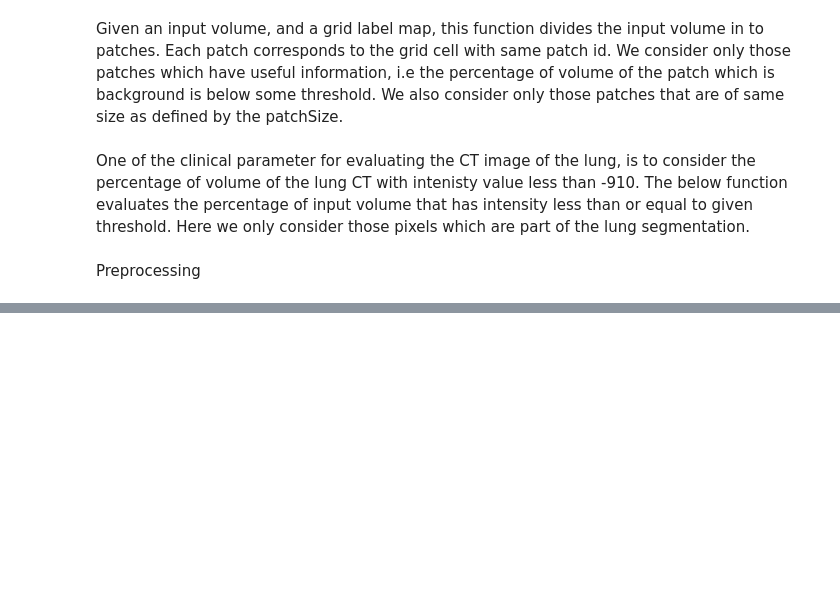
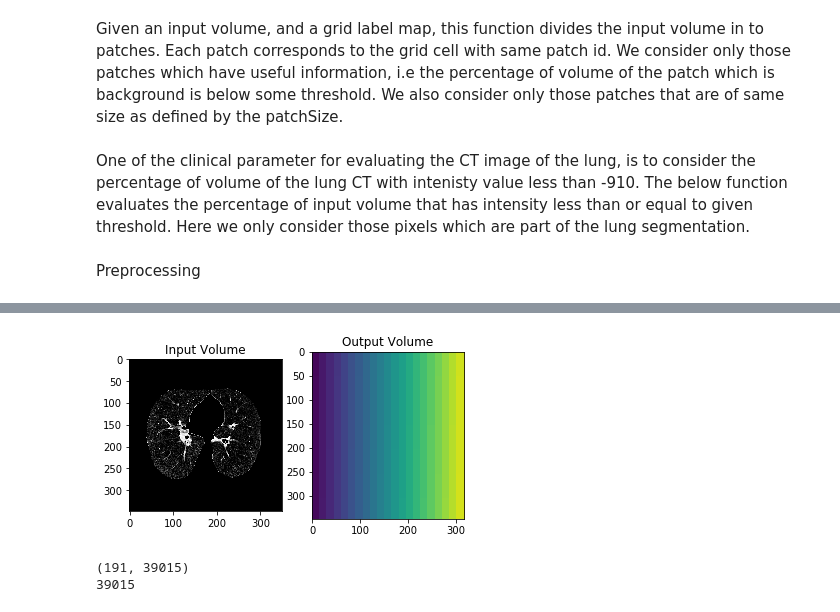
Before and after one commit to sumedhasingla/BatmanLab, a Jupyter notebook: Kaggle Challenge/PreprocessingPipeline.ipynb, the cells around one changed output, grey strips where cells are left out. Cells and saved outputs as stored; diff of their text form; code cells hidden in the pictures; blank space fills up the shorter version.

```diff
--- a/Kaggle Challenge/PreprocessingPipeline.ipynb
+++ b/Kaggle Challenge/PreprocessingPipeline.ipynb
@@ -108,6 +191,7 @@ def gridSegmentation(fileRoot, inputVolumeName, xSize=31, ySize=31, zOffset=10):
     imageFilePath = os.path.join(fileRoot, inputVolumeName)
     inputVolume = sitk.ReadImage(imageFilePath)
     image_io = ImageReaderWriter()
+    inputArray = sitk.GetArrayFromImage(inputVolume)
     ct_array = image_io.sitkImage_to_numpy(inputVolume)
     grid_segmenter = GridSegmenter(input_dimensions=None, ct=ct_array, x_size=xSize, y_size=ySize, z_offset=zOffset)
     grid_segmentation = grid_segmenter.execute()
@@ -119,6 +203,18 @@ def gridSegmentation(fileRoot, inputVolumeName, xSize=31, ySize=31, zOffset=10):
     outputFileName = inputVolumeName.split('.')[0] + '_GridSegmentation.nrrd'
     outputFilePath = os.path.join(fileRoot, outputFileName)
     image_io.write(outputVolume,outputFilePath)
+
+    #show slices to compare the output
+    z = inputVolume.GetDepth()/2
+    fig = plt.figure()
+    fig.add_subplot(1,2,1)
+    plt.imshow(inputArray[z,:,:], cmap=plt.cm.Greys_r)
+    plt.title('Input Volume')
+
+    fig.add_subplot(1,2,2)
+    plt.imshow(grid_segmentation[z,:,:], cmap=plt.get_cmap('viridis'),vmin=grid_segmentation.min(), vmax=grid_segmentation.max())
+    plt.title('Output Volume')
+    plt.show()
     return outputFileName
 # %% [markdown]
 Given an input volume, and a grid label map, this function divides the input volume in to patches. Each patch corresponds to the grid cell with same patch id. We consider only those patches which have useful information, i.e the percentage of volume of the patch which is  background is below some threshold. We also consider only those patches that are of same size as defined by the patchSize.
@@ -211,0 +347,5 @@ for fileRoot, directories, files in os.walk(directory):
+# %%
+            # Divide the masked lung region of the CT into grids, each grid cell have a unique patch id.
+            gridSegmentedMaskedCT = gridSegmentation(fileRoot, maskedCT, xSize=51, ySize=51, zOffset=15)
+# %% [output]
+[figure, added]
@@ -211,0 +356,6 @@ for fileRoot, directories, files in os.walk(directory):
+# %%
+            print patches.shape
+            print 51 * 51 * 15
+# %% [output]
+(191, 39015)
+39015
```
Also changed, not shown: parts of 21 cells of this notebook.
